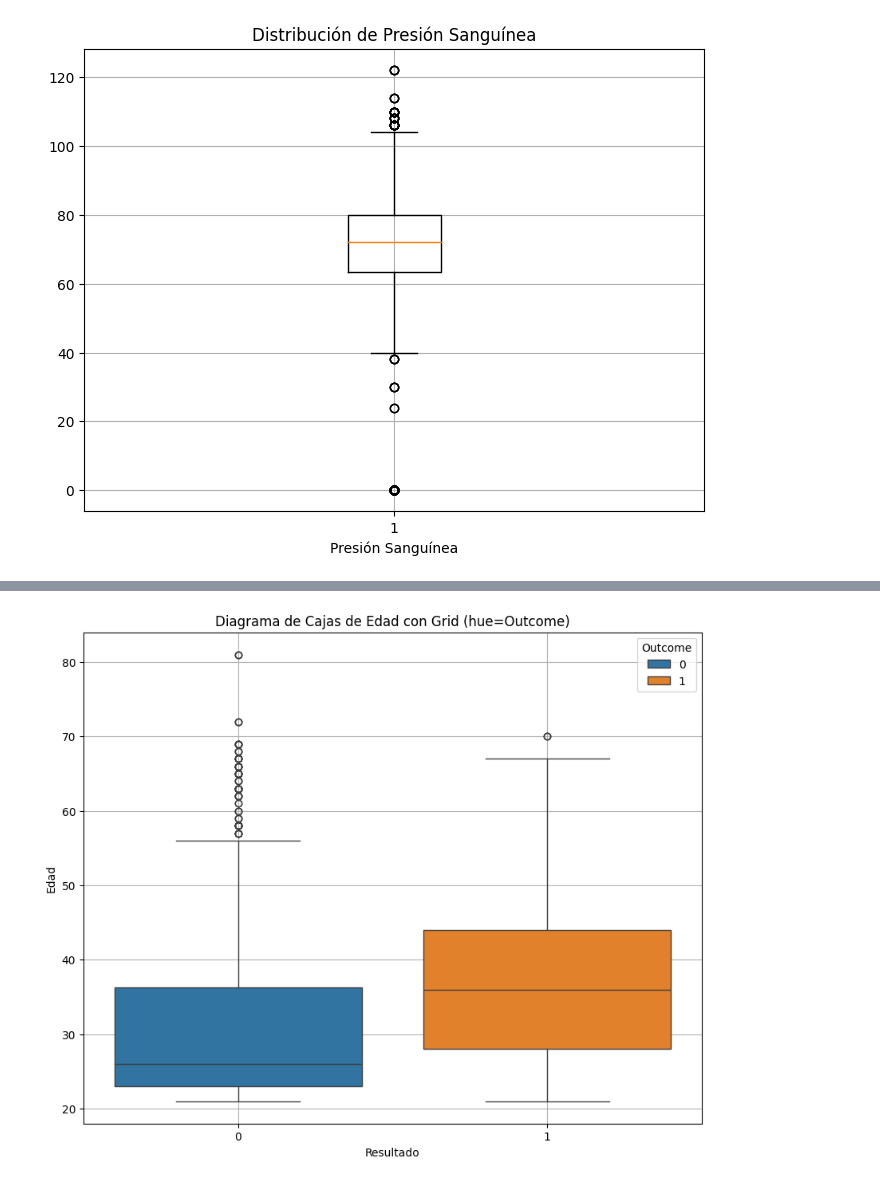
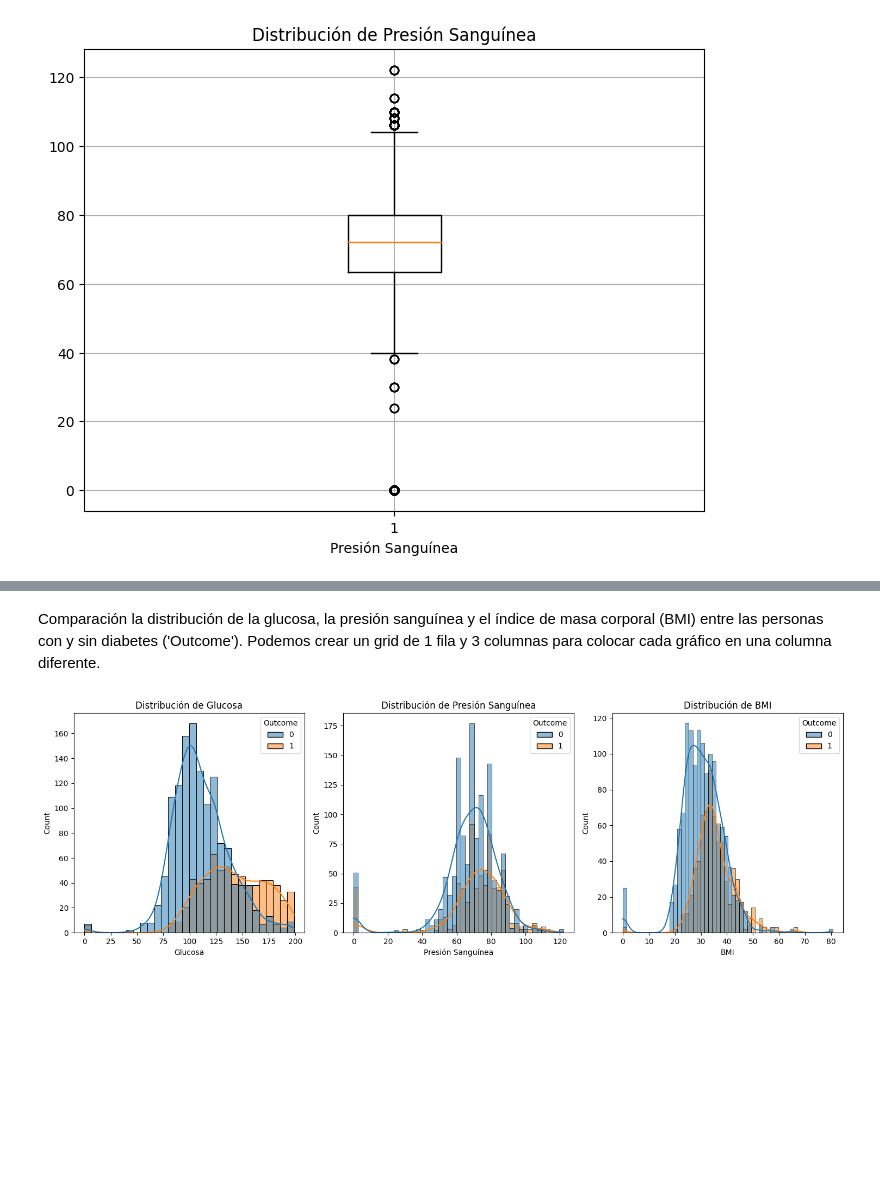
Before and after one commit to paulotolosa/graficos_tarea_1, a Jupyter notebook: Proyecto_1_Tolosa.ipynb, the cells around one changed output, grey strips where cells are left out. Cells and saved outputs as stored; diff of their text form; code cells hidden in the pictures; blank space fills up the shorter version.

```diff
--- a/Proyecto_1_Tolosa.ipynb
+++ b/Proyecto_1_Tolosa.ipynb
@@ -110,11 +114,34 @@ Este gráfico mostrará la distribución de una variable numérica en diferentes
-# %%
-# 3. Diagrama de cajas con 'Outcome' como hue y grid
-plt.figure(figsize=(10, 8))
-sns.boxplot(x='Outcome', y='Age', hue='Outcome', data=df)
-plt.title('Diagrama de Cajas de Edad con Grid (hue=Outcome)')
-plt.xlabel('Resultado')
-plt.ylabel('Edad')
-plt.grid(True)
-plt.show()
-# %% [output]
-[figure, removed]
+# %% [markdown]
+Comparación la distribución de la glucosa, la presión sanguínea y el índice de masa corporal (BMI) entre las personas con y sin diabetes ('Outcome'). Podemos crear un grid de 1 fila y 3 columnas para colocar cada gráfico en una columna diferente.
+# %%
+import seaborn as sns
+import matplotlib.pyplot as plt
+import pandas as pd
+
+# Suponiendo que 'df' es tu DataFrame con los datos
+
+# Crear un grid de 1 fila y 3 columnas
+fig, axes = plt.subplots(1, 3, figsize=(15, 5))
+
+# Gráfico 1: Distribución de Glucosa
+sns.histplot(df, x='Glucose', hue='Outcome', kde=True, ax=axes[0])
+axes[0].set_title('Distribución de Glucosa')
+axes[0].set_xlabel('Glucosa')
+
+# Gráfico 2: Distribución de Presión Sanguínea
+sns.histplot(df, x='BloodPressure', hue='Outcome', kde=True, ax=axes[1])
+axes[1].set_title('Distribución de Presión Sanguínea')
+axes[1].set_xlabel('Presión Sanguínea')
+
+# Gráfico 3: Distribución de BMI
+sns.histplot(df, x='BMI', hue='Outcome', kde=True, ax=axes[2])
+axes[2].set_title('Distribución de BMI')
+axes[2].set_xlabel('BMI')
+
+# Ajustar el espacio entre los subgráficos
+plt.tight_layout()
+
+# Mostrar los gráficos
+plt.show()
+# %% [output]
+[figure, added]
```
Also changed, not shown: parts of 7 cells of this notebook.
